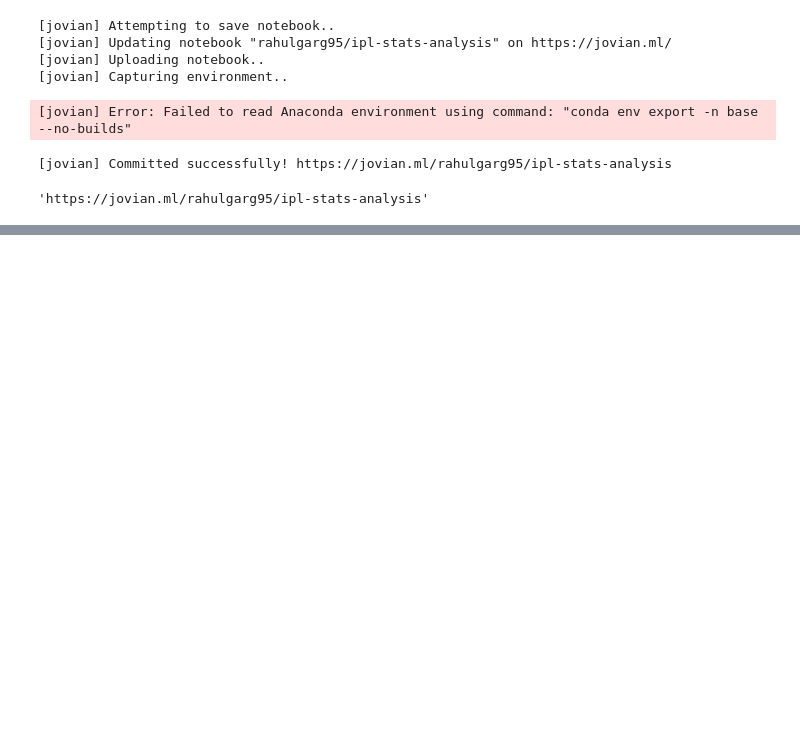
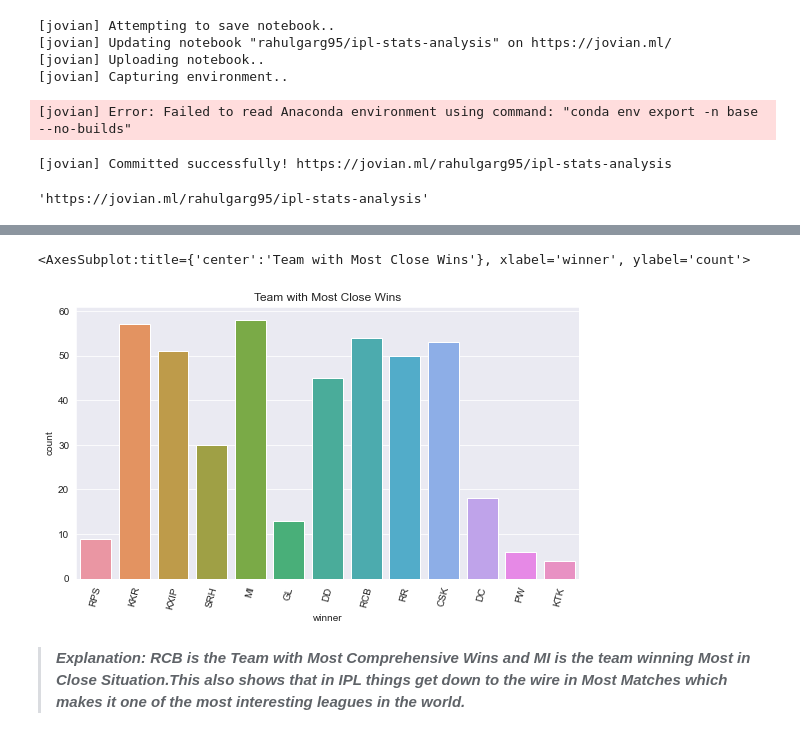
Before and after one commit to Rahulgarg95/Ipl_data_Analysis, a Jupyter notebook: EDA_IPLStats.ipynb, the cells around one changed output, grey strips where cells are left out. Saved outputs shown, nothing was run; the diff lists cells and outputs as text; code cells hidden in the pictures; blank space fills up the shorter version.

```diff
--- a/EDA_IPLStats.ipynb
+++ b/EDA_IPLStats.ipynb
@@ -637,0 +651,11 @@ jovian.commit(project=project_name)
+# %%
+df_close_win=df_matches[(df_matches.win_by_runs < 5)]
+# %%
+plt.xticks(rotation=75)
+plt.title('Team with Most Close Wins')
+sns.countplot('winner',data=df_close_win)
+# %% [output]
+<AxesSubplot:title={'center':'Team with Most Close Wins'}, xlabel='winner', ylabel='count'>
+[figure, added]
+# %% [markdown]
+>***Explanation: RCB is the Team with Most Comprehensive Wins and MI is the team winning Most in Close Situation.This also shows that in IPL things get down to the wire in Most Matches which makes it one of the most interesting leagues in the world.***
```
Also changed, not shown: parts of 25 cells of this notebook.
